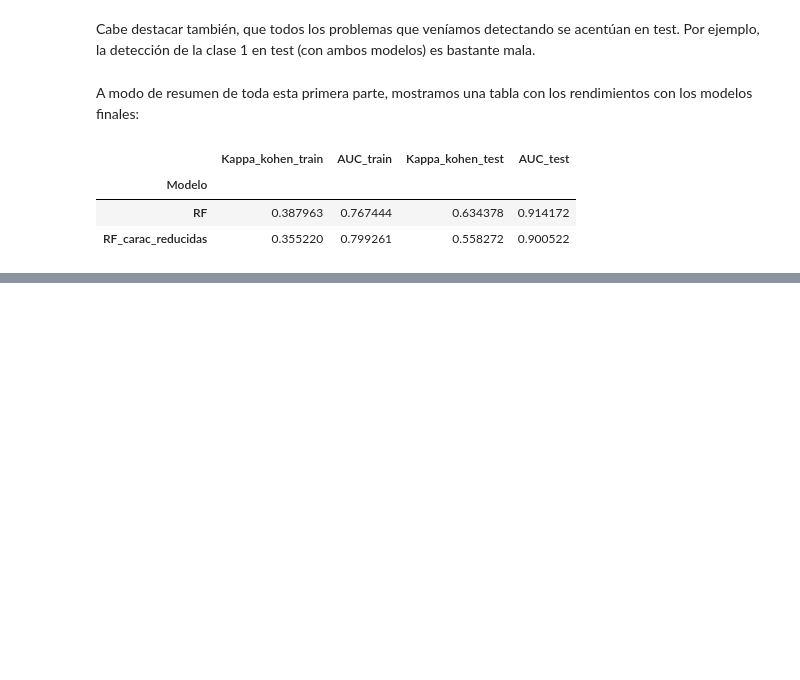
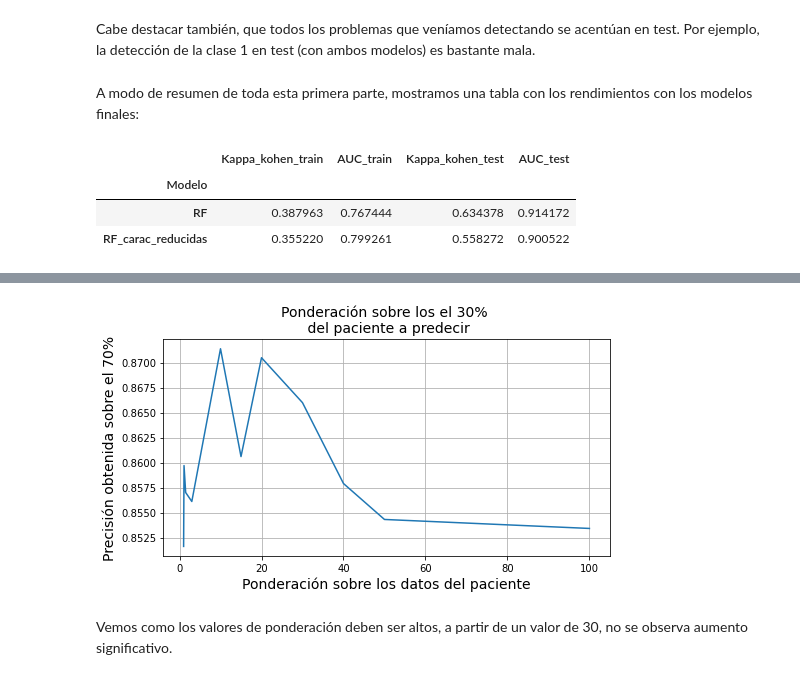
Before and after one commit to ArturoSirvent/Polisognograma, a Jupyter notebook: Polisomnograma_Final.ipynb, the cells around one changed output, grey strips where cells are left out. Cells and saved outputs as stored; diff of their text form; code cells hidden in the pictures; blank space fills up the shorter version.

```diff
--- a/Polisomnograma_Final.ipynb
+++ b/Polisomnograma_Final.ipynb
@@ -2059,0 +2235,30 @@ resumen_metricas
+# %%
+np.random.seed(42)
+x_train_percent,x_test_percent,y_train_percent,y_test_percent=train_test_split(data_importante,hypno_importante,train_size=.3)
+# %%
+#también vamos a ver que peso haacer que vaya mejor la cosa
+#vamos a comparar los resultados metiendo 0%, 10%, 20 % y 30 %
+#asi veremos si realmente vale la pena darle pesos, y hacer este fine tuning
+
+#juntamos los datos
+datos_train=np.concatenate([data,x_train_percent],axis=0)
+datos_test=x_test_percent
+y_train=np.concatenate([hypno,y_train_percent],axis=0)
+y_test=y_test_percent
+#por ultimo vamos a darle pesos a todo
+lenght_total=x_train_percent.shape[0]+data.shape[0]
+length_percent=y_test.shape[0]
+umb=[]
+for i in [1,1.1,1.5,3,10,15,20,30,40,50,100]:
+    mean=[]
+    for _ in range(2):
+        sample_weights = abs(np.random.randn(lenght_total))
+        sample_weights[-length_percent:]*=i
+        #sample_weights[:length_percent]*=0.1
+
+        clf_weights = SVC(probability=True)#gamma=1)
+        clf_weights.fit(datos_train, y_train, sample_weight=sample_weights)
+        y_pred=clf_weights.predict(datos_test)
+        print(i,accuracy_score(y_test,y_pred),y_test.shape)
+        mean.append(accuracy_score(y_test,y_pred))
+    umb.append(np.mean(mean))
@@ -2059,0 +2283,11 @@ resumen_metricas
+# %%
+plt.figure(figsize=(8,4))
+plt.plot([1,1.1,1.5,3,10,15,20,30,40,50,100],umb)
+plt.title("Ponderación sobre los el 30% \n del paciente a predecir",fontsize=14)
+plt.xlabel("Ponderación sobre los datos del paciente",fontsize=14)
+plt.ylabel("Precisión obtenida sobre el 70%",fontsize=14)
+plt.grid()
+# %% [output]
+[figure, added]
+# %% [markdown]
+Vemos como los valores de ponderación deben ser altos, a partir de un valor de 30, no se observa aumento significativo.
```
Also changed, not shown: parts of 10 cells of this notebook, 1 other file.
